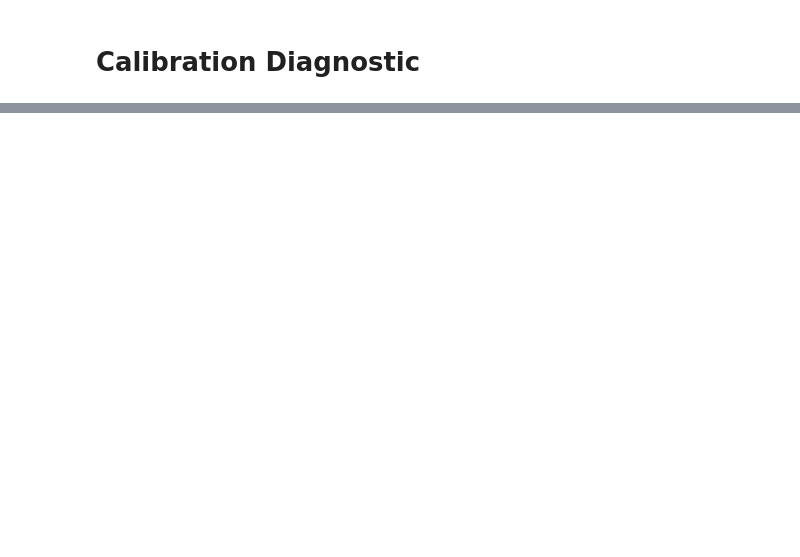
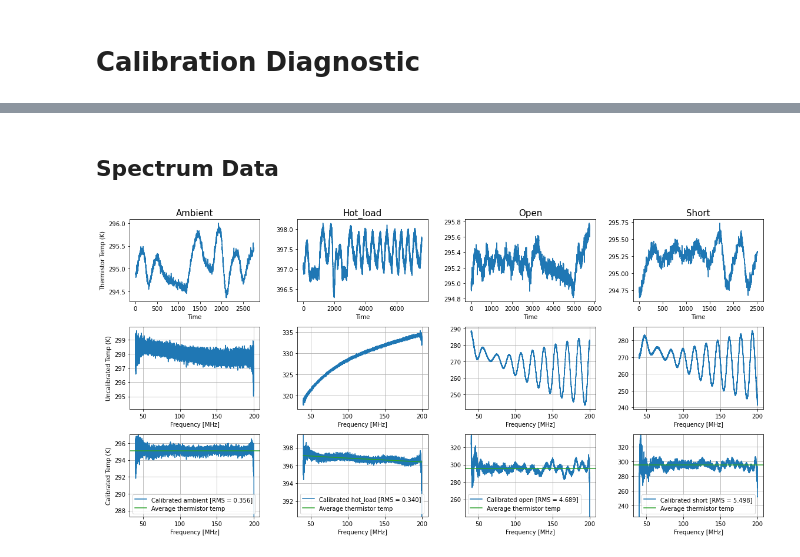
Before and after one commit to edges-collab/edges-cal, a Jupyter notebook: src/edges_cal/notebooks/calibrate-observation.ipynb, the cells around one changed output, grey strips where cells are left out. Drawn from its saved outputs; the diff is of its cells as text; code cells hidden in the pictures; blank space fills up the shorter version.

Commit message:
doc: tighter figures for calibration, and captions

```diff
--- a/src/edges_cal/notebooks/calibrate-observation.ipynb
+++ b/src/edges_cal/notebooks/calibrate-observation.ipynb
@@ -26,0 +43,18 @@ Observation Location:  /home/steven/Documents/Projects/radio/EOR/Edges/edges-cal
+# %%
+calobs = ec.CalibrationObservation(
+    obspath,
+    wterms = wterms,
+    cterms = cterms,
+    f_low = f_low,
+    f_high = f_high,
+    run_num = run_num,
+    repeat_num = repeat_num,
+    resistance_f = resistance_f,
+    load_kwargs = load_kwargs,
+    s11_kwargs = s11_kwargs,
+    load_spectra = load_spectra,
+    load_s11s = load_s11s,
+    compile_from_def = compile_from_def,
+    include_previous = include_previous,
+)
+antsims = {name: calobs.new_load(name) for name in calobs.io.simulator_names}
@@ -26,0 +123,22 @@ Observation Location:  /home/steven/Documents/Projects/radio/EOR/Edges/edges-cal
+# %% [markdown]
+## Spectrum Data
+# %%
+fig, ax = plt.subplots(
+    3,4,figsize=(16,8),
+    #gridspec_kw={"hspace":0.05, 'wspace':0.05}
+)
+
+for i, (name, load) in enumerate(calobs._loads.items()):
+    ax[0,i].plot(load.spectrum.thermistor_temp)
+    ax[0,i].set_title(name.capitalize(), fontsize=15)
+    ax[0,i].set_xlabel("Time")
+    load.spectrum.plot(fig=fig, ax=ax[1,i],ylabel=False)
+    calobs.plot_calibrated_temp(load, ax=ax[2,i],ylabel=False)
+
+ax[0,0].set_ylabel("Thermistor Temp (K)")
+ax[1,0].set_ylabel("Uncalibrated Temp (K)")
+ax[2,0].set_ylabel("Calibrated Temp (K)")
+
+plt.tight_layout()
+# %% [output]
+[figure, added]
```
Also changed, not shown: parts of 21 cells of this notebook, 2 other files.
